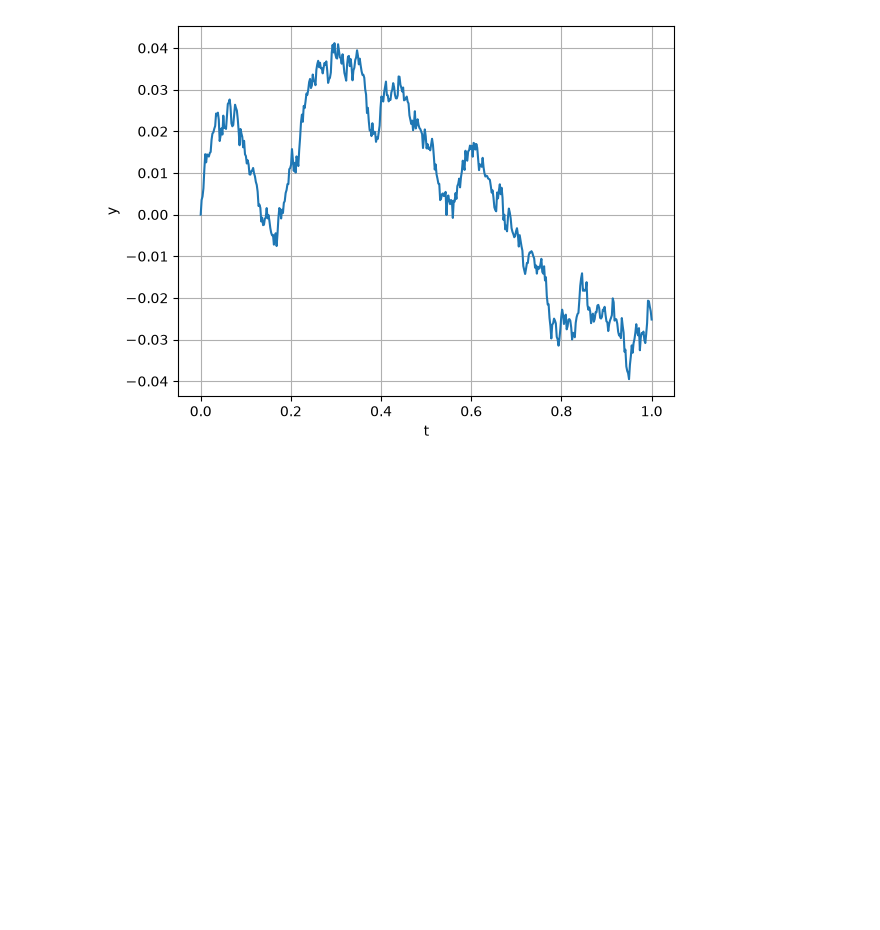
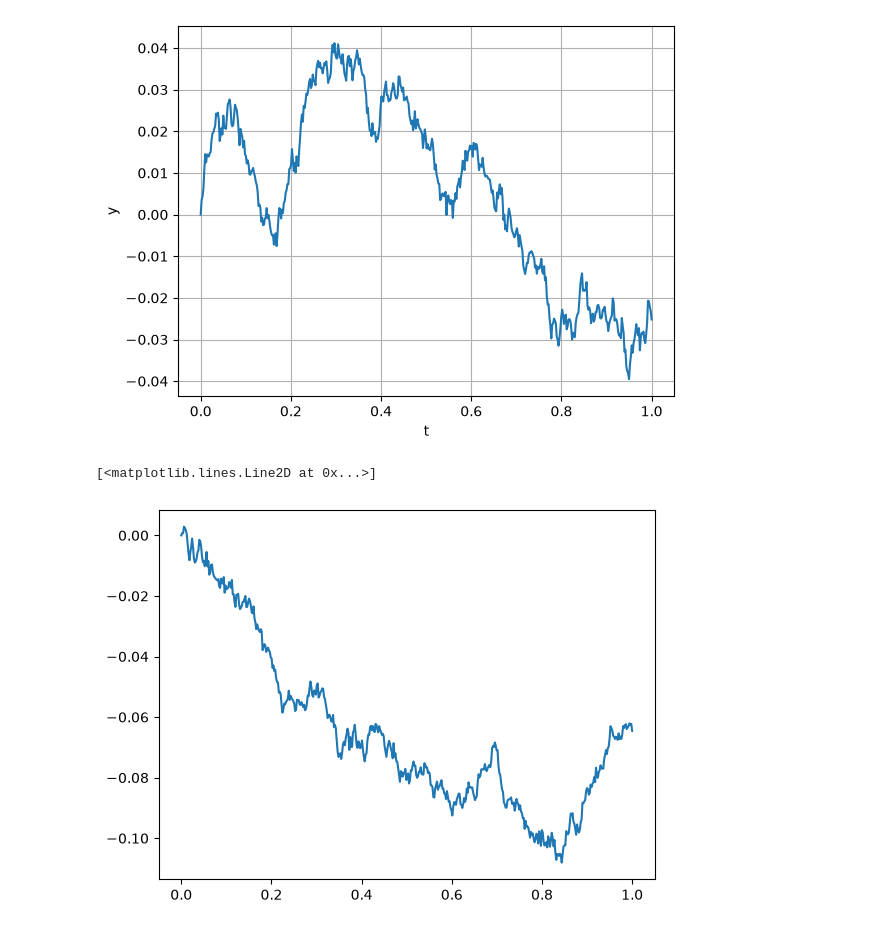
Before and after one commit to carsonalh/PatternAnalysis-2026, a Jupyter notebook: recognition/notebooks/wiener_process.ipynb, the cells around one changed output. Saved outputs shown, nothing was run; the diff lists cells and outputs as text; code cells hidden in the pictures; blank space fills up the shorter version.

```diff
--- a/recognition/notebooks/wiener_process.ipynb
+++ b/recognition/notebooks/wiener_process.ipynb
@@ -26,3 +26,10 @@ plt.ylabel("y")
 plt.grid()
 # %% [output]
 [figure]
+# %%
+from predict import wiener_process_noise
+
+plt.plot(t, wiener_process_noise(t))
+# %% [output]
+[<matplotlib.lines.Line2D at 0x...>]
+[figure, added]
```
Also changed, not shown: 5 other files.
